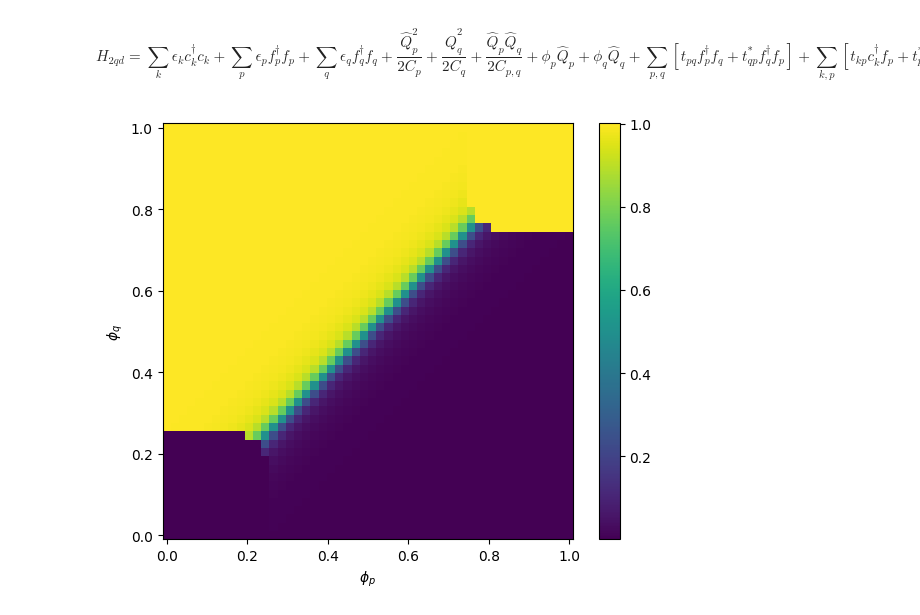
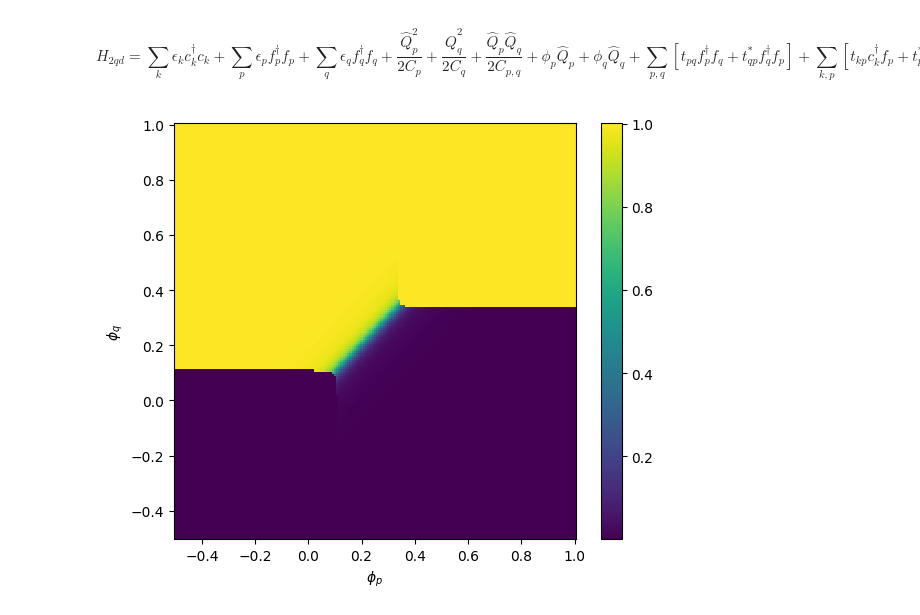
Before and after one commit to BingchengSuo/Condensed-Matter-Theory, a Jupyter notebook: DCK/Matveev's Grain.ipynb, the cells around one changed output. Cells and saved outputs as stored; diff of their text form; code cells hidden in the pictures.

```diff
--- a/DCK/Matveev's Grain.ipynb
+++ b/DCK/Matveev's Grain.ipynb
@@ -507,8 +379,8 @@ class H_2qd:
         self.t_pq, self.t_kp, self.t_kq = t_pq, t_kp, t_kq
         self.Nk, self.Np, self.Nq = Nk, Np, Nq
         self.e_charge = -1.0
-        self.C_p, self.C_q, self.C_pq = 1,1,0.2
-        self.eps_k = np.linspace(-1, 1, Nk)
+        self.C_p, self.C_q, self.C_pq = 1,1,0.1
+        self.eps_k = np.linspace(-2, 2, Nk)
         self.eps_p = np.linspace(-1, 1, Np)
         self.eps_q = np.linspace(-1, 1, Nq)
 
@@ -595,29 +467,29 @@ class H_2qd:
 H = H_2qd(phi_p=0.0, phi_q=0.0, t_pq=0.1, t_kp=0.1, t_kq=0.1, Nk=2, Np=2, Nq=2)
 vals, vecs = eigsh(H.total(), k=1, which='SA')
 # %%
-phi_p_list = np.linspace(0.0, 1.0, 50)
-phi_q_list = np.linspace(0.0, 1.0, 50)
+phi_p_list = np.linspace(-0.5, 1.0, 181)
+phi_q_list = np.linspace(-0.5, 1.0, 181)
 N_vs_phi = np.zeros((len(phi_p_list), len(phi_q_list)))
 
 # Loop over the 2D parameter space
 for i, phi_pp in enumerate(phi_p_list):
     for j, phi_qq in enumerate(phi_q_list):
         H = H_2qd(phi_p=phi_pp, phi_q=phi_qq,
                   t_pq=0.01, t_kp=0.01, t_kq=0.01,
                   Nk=1, Np=1, Nq=1)
         val, vec = eigsh(H.total(), k=1, which='SA')
         gs = vec[:, 0]
         Ncharge = np.real(gs.conj().T @ (H.N_q_op()) @ gs)
         N_vs_phi[i, j] = Ncharge
 
 # Make color plot
 fig, ax = plt.subplots(figsize=(6,5), layout='tight')
 
 c = ax.pcolormesh(phi_p_list, phi_q_list, N_vs_phi.T, shading='auto', cmap='viridis')
 ax.set_xlabel(r'$\phi_p$')
 ax.set_ylabel(r'$\phi_q$')
 fig.colorbar(c, ax=ax)
 
 plt.show()
 # %% [output]
-[figure, old version]
+[figure, new version]
```
Also changed, not shown: parts of 2 cells of this notebook.
